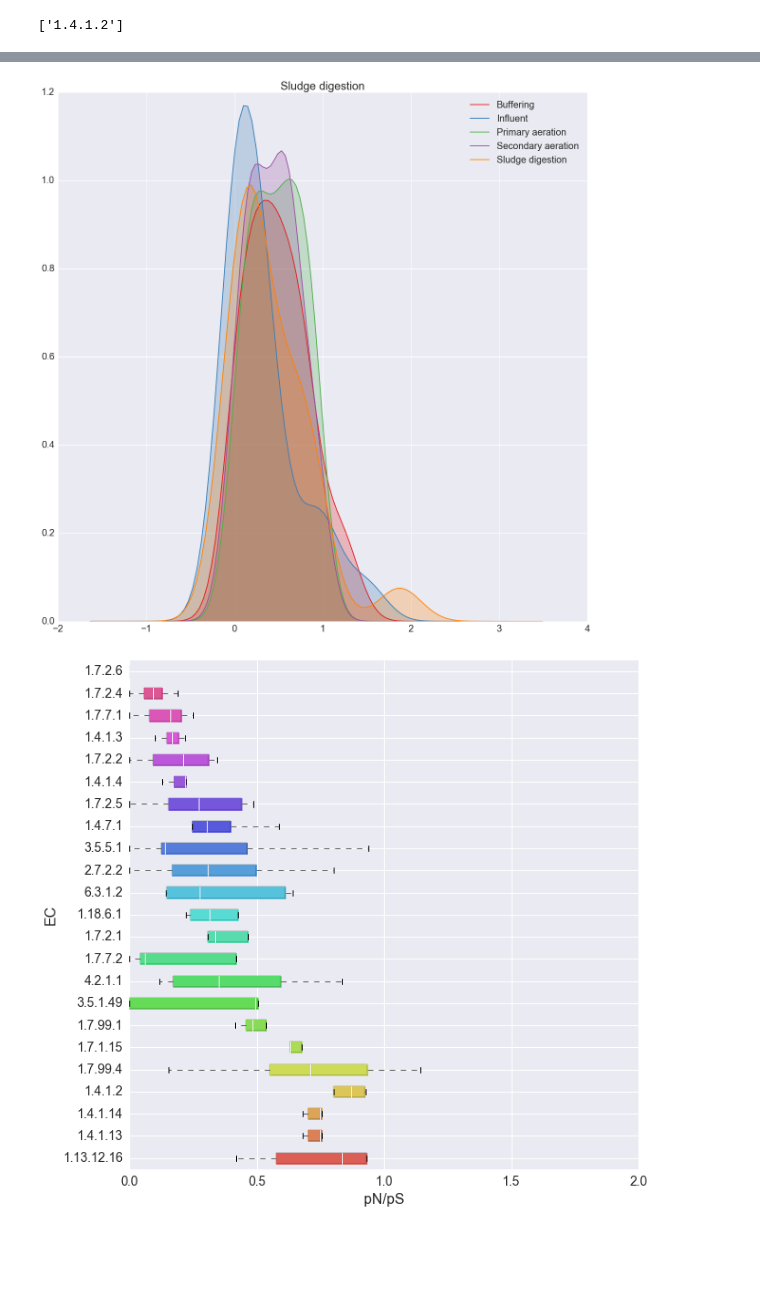
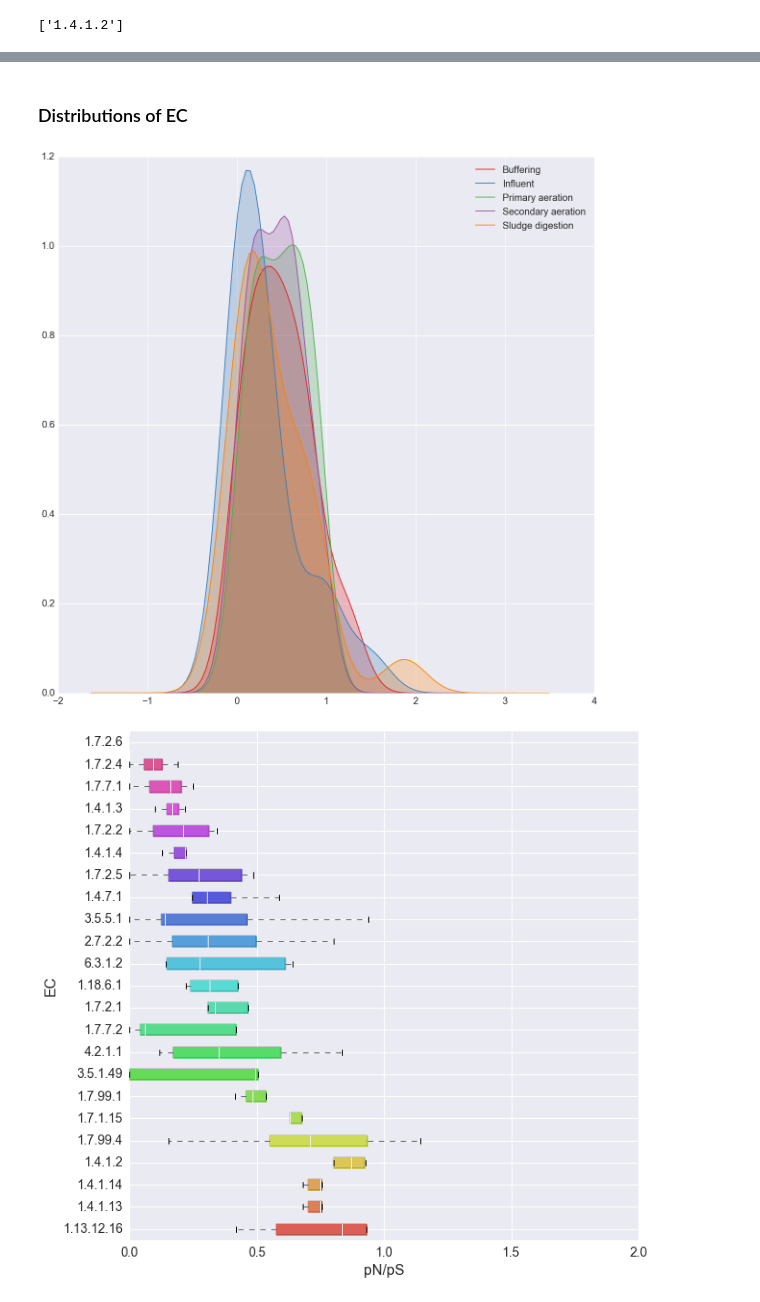
Before and after one commit to frubino/mgkit, a Jupyter notebook: docs/source/pipeline/hmmer-tutorial-explore-data.ipynb, the cells around one changed output, grey strips where cells are left out. Cells and saved outputs as stored; diff of their text form; code cells hidden in the pictures; blank space fills up the shorter version.

```diff
--- a/docs/source/pipeline/hmmer-tutorial-explore-data.ipynb
+++ b/docs/source/pipeline/hmmer-tutorial-explore-data.ipynb
@@ -447,16 +464,17 @@ INFO:mgkit.snps.funcs:Analysing SNP from sample SD
 # %%
 # The enzyme classification naming is verbose, so it's better not to rename the rows
 ec_pnps = ec_pnps.rename(columns=sample_names)
+# %% [markdown]
+### Distributions of EC
 # %%
 fig, ax = mgkit.plots.get_single_figure(figsize=(20, 20))
 
 seaborn.set(font_scale=2)
 
 for figid, (sample, color) in enumerate(zip(ec_pnps.columns, seaborn.color_palette('Set1', len(ec_pnps.columns)))):
     seaborn.kdeplot(ec_pnps[sample].dropna(), ax=ax, color=color, shade=True)
-_ = ax.set_title(sample)
 # %% [output]
-[figure, old version]
+[figure, new version]
 # %%
 #sort the DataFrame to plot them by mean value
 plot_order = ec_pnps.mean(axis=1).sort_values(inplace=False, ascending=False).index
```
Also changed, not shown: parts of 37 cells of this notebook, 2 other files.
